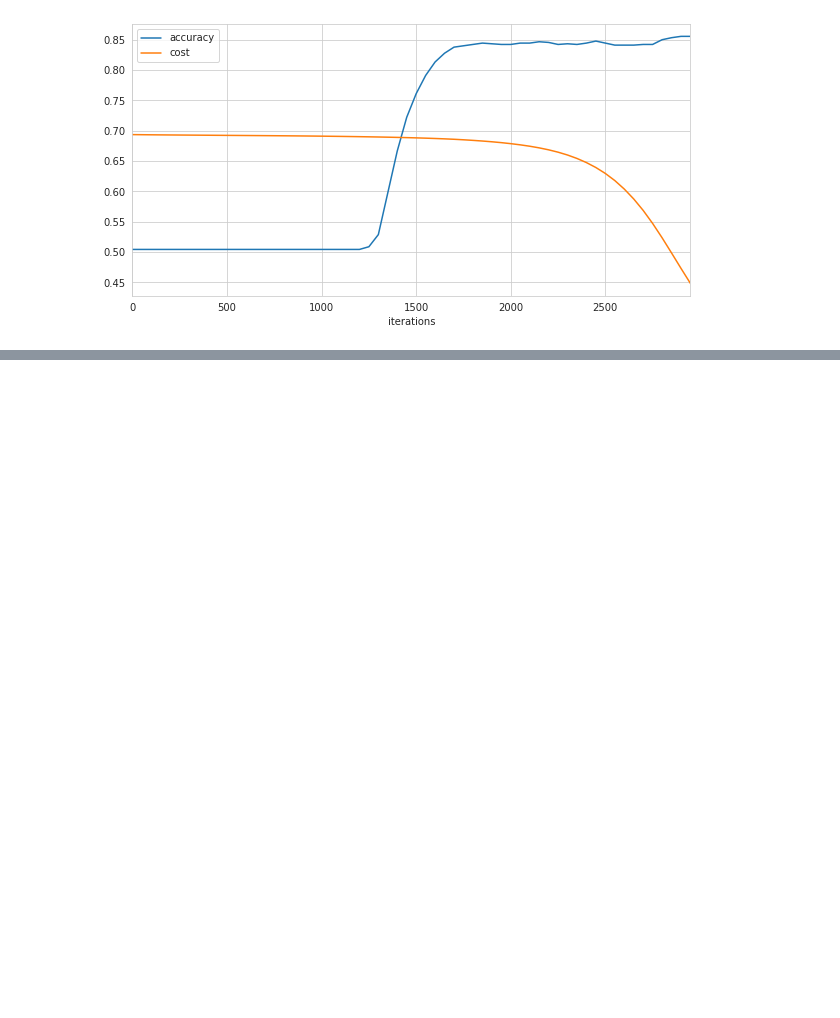
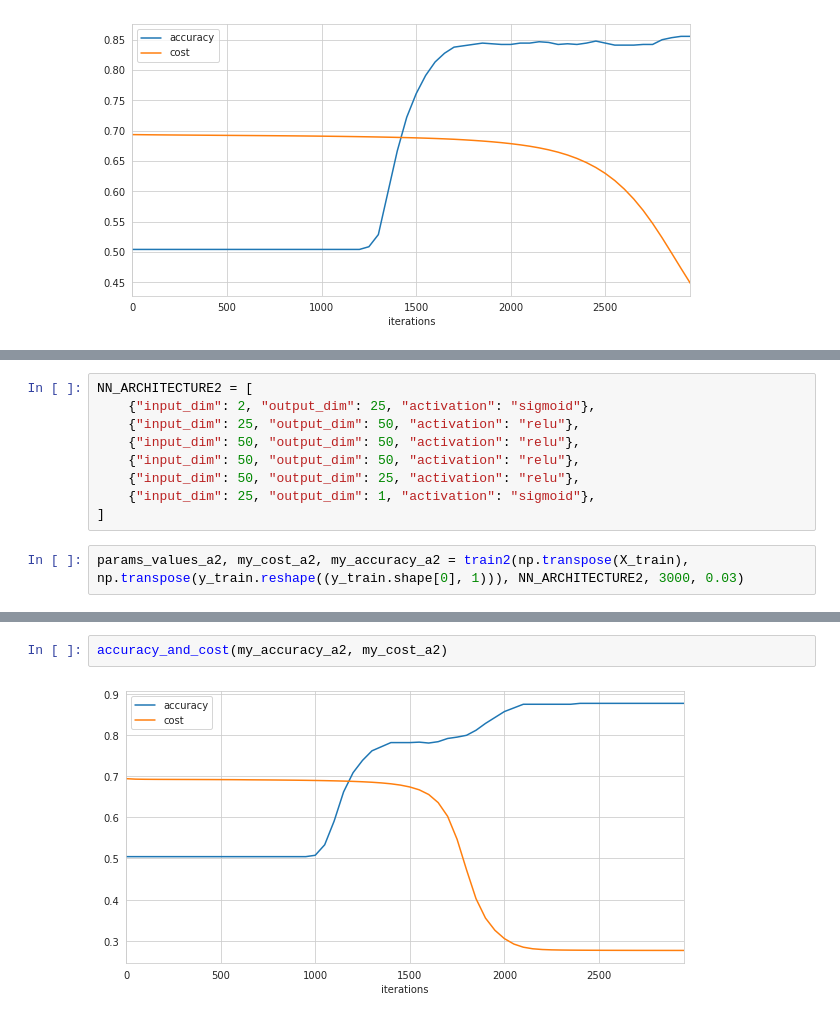
Before and after one commit to Dezyderata/NAI_lab2, a Jupyter notebook: Copy_of_lab2_nai_szablon.ipynb, the cells around one changed output, grey strips where cells are left out. Cells and saved outputs as stored; diff of their text form; blank space fills up the shorter version.

```diff
--- a/Copy_of_lab2_nai_szablon.ipynb
+++ b/Copy_of_lab2_nai_szablon.ipynb
@@ -639,0 +646,11 @@ accuracy_and_cost(my_accuracy5, my_cost5)
+# %%
+NN_ARCHITECTURE2 = [
+    {"input_dim": 2, "output_dim": 25, "activation": "sigmoid"},
+    {"input_dim": 25, "output_dim": 50, "activation": "relu"},
+    {"input_dim": 50, "output_dim": 50, "activation": "relu"},
+    {"input_dim": 50, "output_dim": 50, "activation": "relu"},
+    {"input_dim": 50, "output_dim": 25, "activation": "relu"},
+    {"input_dim": 25, "output_dim": 1, "activation": "sigmoid"},
+]
+# %%
+params_values_a2, my_cost_a2, my_accuracy_a2 = train2(np.transpose(X_train), np.transpose(y_train.reshape((y_train.shape[0], 1))), NN_ARCHITECTURE2, 3000, 0.03)
@@ -639,0 +675,4 @@ accuracy_and_cost(my_accuracy5, my_cost5)
+# %%
+accuracy_and_cost(my_accuracy_a2, my_cost_a2)
+# %% [output]
+[figure, added]
```
Also changed, not shown: parts of 7 cells of this notebook.
